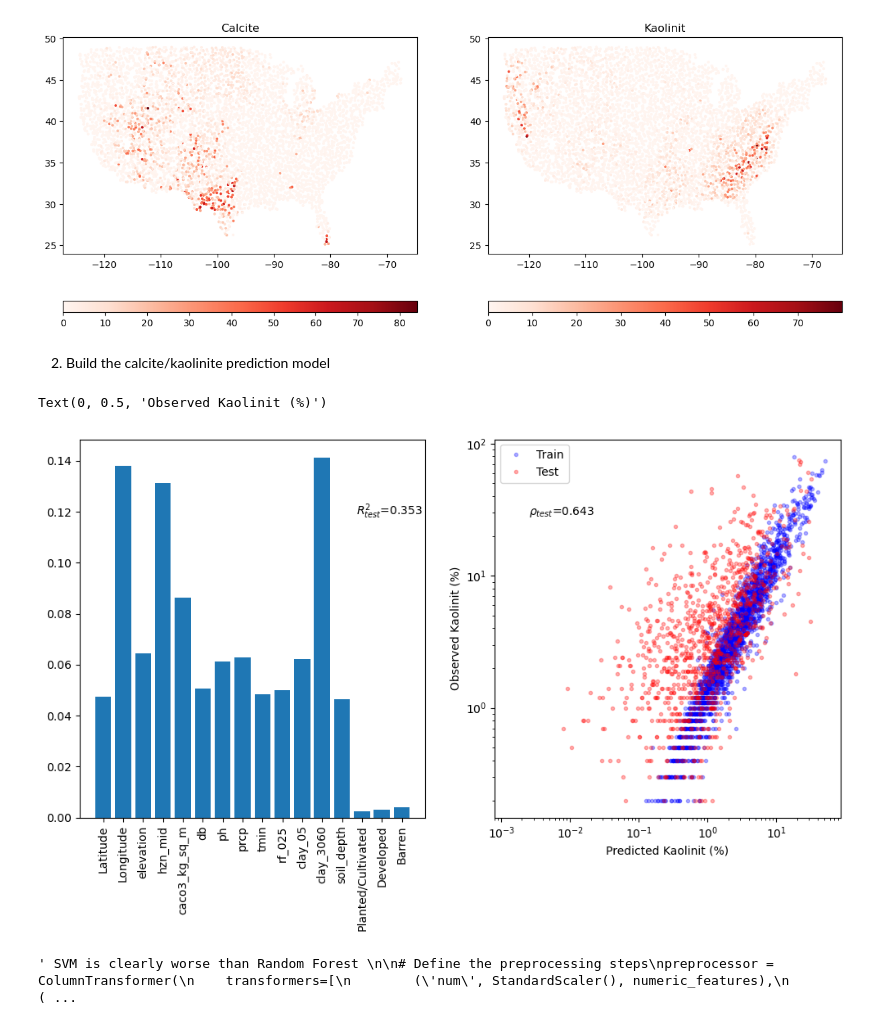
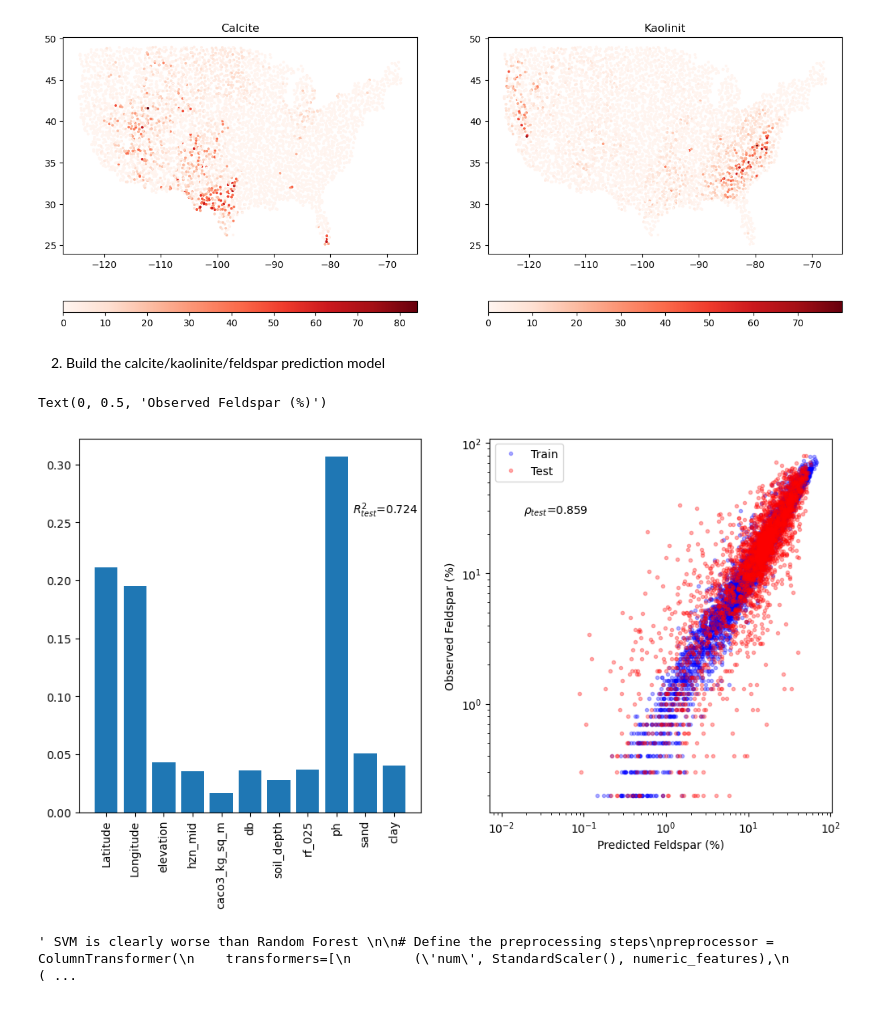
Before and after one commit to ypwong22/erw_scripts, a Jupyter notebook: interp_soilMineral_RF.ipynb, the cells around one changed output. Drawn from its saved outputs; the diff is of its cells as text; code cells hidden in the pictures.

```diff
--- a/interp_soilMineral_RF.ipynb
+++ b/interp_soilMineral_RF.ipynb
@@ -35,10 +35,10 @@ elm_nodes = np.array([0.0071, 0.0279, 0.0623, 0.1189, 0.2122, 0.3661, 0.6198, 1.
 
 # if true, force recreation of reprojected predictor maps at 0.5 degrees
 # if false, only generate the files that do not exist.
-recreate_reproj_files = True
+recreate_reproj_files = False
 
 # Pick the variable to fit the Random Forest model on and create map for
-varname = 'Calcite' # 'Kaolinit' # 'Calcite'
+varname = 'Feldspar' # 'Kaolinit' # 'Calcite' # 'Feldspar'
 # %% [markdown]
 1. Read and intersect the valid point scale data
 # %%
@@ -47,12 +47,15 @@ for i,layer in enumerate(['A','C'], 3):
     data = pd.read_excel(os.path.join(path_data, f'Appendix_{i}a_{layer}horizon_18Sept2013.xls'),
                         skiprows = 12).iloc[1:, :]
     data = data.loc[:, ['SiteID', 'Latitude', 'Longitude', 'LandCover1', 'LandCover2',
-                        f'{layer}_Depth', f'{layer}_Kaolinit', f'{layer}_Calcite']
-                   ].dropna(subset = [f'{layer}_Kaolinit', f'{layer}_Calcite'], how = 'all')
+                        f'{layer}_Depth', f'{layer}_Kaolinit', f'{layer}_Calcite',
+                        f'{layer}_Tot_Flds']
+                   ].dropna(subset = [f'{layer}_Kaolinit', f'{layer}_Calcite',
+                                      f'{layer}_Tot_Flds'], how = 'all')
     data['SiteID'] = data['SiteID'].astype(int)
     data = data.rename({f'{layer}_Depth': 'Depth',
                         f'{layer}_Kaolinit': 'Kaolinit',
-                        f'{layer}_Calcite': 'Calcite'}, axis = 1)
+                        f'{layer}_Calcite': 'Calcite',
+                        f'{layer}_Tot_Flds': 'Feldspar'}, axis = 1)
     # N.D. indicates an undetected mineral phase.
     data.replace('N.D.', 0., inplace=True)
 
@@ -64,6 +67,7 @@ for i,layer in enumerate(['A','C'], 3):
     data.replace('N.S.', np.nan, inplace = True)
     data['Kaolinit'] = data['Kaolinit'].astype(float)
     data['Calcite'] = data['Calcite'].astype(float)
+    data['Feldspar'] = data['Feldspar'].astype(float)
 
     # separate the depth range, convert from cm to m
     data['hzn_top'] = [float(d.split('-')[0])/100 for d in data['Depth']]
@@ -73,7 +77,7 @@ for i,layer in enumerate(['A','C'], 3):
     alldata.append(data)
 alldata = pd.concat(alldata, axis = 0).sort_values(by = 'hzn_top')
 # drop NA; fortunately, they are common between Kaolinit and Calcite
-alldata = alldata.dropna(axis = 0, how = 'all', subset = ['Kaolinit', 'Calcite'])
+alldata = alldata.dropna(axis = 0, how = 'all', subset = ['Kaolinit', 'Calcite', 'Feldspar'])
 
 ## Append elevation data
 #hr = xr.open_dataset(os.path.join(os.environ['E3SM_ROOT'], 'inputdata', 'lnd', 'clm2',
@@ -120,7 +124,7 @@ plt.colorbar(cf, ax = ax, orientation = 'horizontal', aspect = 30)
 <matplotlib.colorbar.Colorbar at 0x...>
 [figure]
 # %% [markdown]
-2. Build the calcite/kaolinite prediction model
+2. Build the calcite/kaolinite/feldspar prediction model
 # %%
 # Read the predictors from SSURGO
 lat_list, lon_list = alldata['Latitude'], alldata['Longitude']
@@ -161,7 +165,7 @@ if varname == 'Calcite':
     numeric_features = ['Latitude','Longitude','elevation','hzn_mid',
                         'caco3_kg_sq_m', 'db', 'ph_05', 'ph_3060',
                         'rf_025', 'sand', 'clay', 'soil_depth', 'tmax']
-else:
+elif varname == 'Kaolinit':
     categorical_features = ['LandCover1']
     # LandCover is important
     # 'sand' is not important at all; but clay is important and needs multi-layer
@@ -169,6 +173,10 @@ else:
     # 'Latitude' & 'caco3_kg_sq_m' are not super important but keeping both looks the best
     numeric_features = ['Latitude', 'Longitude','elevation','hzn_mid', 'caco3_kg_sq_m',
                         'db', 'ph', 'prcp', 'tmin', 'rf_025', 'clay_05', 'clay_3060', 'soil_depth']
+else:
+    categorical_features = []
+    numeric_features = ['Latitude', 'Longitude','elevation','hzn_mid', 'caco3_kg_sq_m',
+                        'db', 'soil_depth', 'rf_025', 'ph', 'sand', 'clay']
 
 X = alldata[numeric_features + categorical_features]
 if categorical_features:
@@ -207,35 +215,35 @@ y_pred_test = pipeline.predict(X_test)
 # Performance metric
 r2_test = pipeline.score(X_test, y_test)
 rho_test, _ = pearsonr(y_test, y_pred_test)
 
 # Plot the diagnostics
 fig, axes = plt.subplots(1, 2, figsize = (12, 6))
 # Plot the importance
 ax = axes.flat[0]
 importance = pipeline.named_steps['regressor'].regressor_.feature_importances_
 ax.bar(np.arange(len(importance)), importance)
 ax.set_xticks(np.arange(len(importance)))
 if categorical_features:
     ax.set_xticklabels(list(X.columns[:-1]) + list(X['LandCover1'].drop_duplicates())[1:],
                        rotation = 90)
 else:
     ax.set_xticklabels(X.columns, rotation = 90)
 ax.text(0.8, 0.8, '$R^2_{test}$'+f'={r2_test:.3f}', transform = ax.transAxes)
 # Plot the predicted value against observed value
 ax = axes.flat[1]
 ax.plot(y_pred_train, y_train, 'ob', markersize = 3,
         alpha = 0.3, label = 'Train')
 ax.plot(y_pred_test, y_test, 'or', markersize = 3,
         alpha = 0.3, label = 'Test')
 ax.set_xscale('log')
 ax.set_yscale('log')
 ax.text(0.1, 0.8, r'$\rho$' + '$_{test}$' + f'={rho_test:.3f}', transform = ax.transAxes)
 ax.legend()
 ax.set_xlabel(f'Predicted {varname} (%)')
 ax.set_ylabel(f'Observed {varname} (%)')
 # %% [output]
-Text(0, 0.5, 'Observed Kaolinit (%)')
+Text(0, 0.5, 'Observed Feldspar (%)')
-[figure, old version]
+[figure, new version]
 # %%
 """ SVM is clearly worse than Random Forest
 
```
Also changed, not shown: parts of 5 cells of this notebook, 14 other files.
